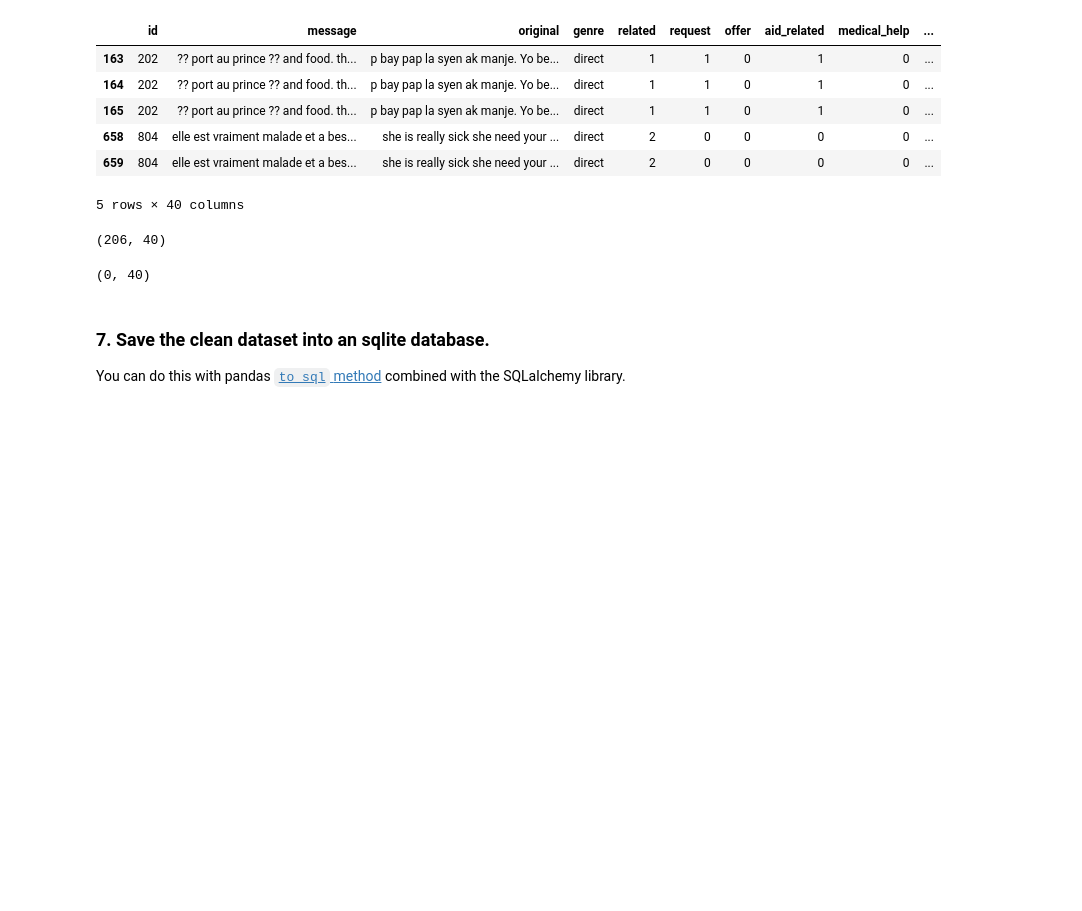
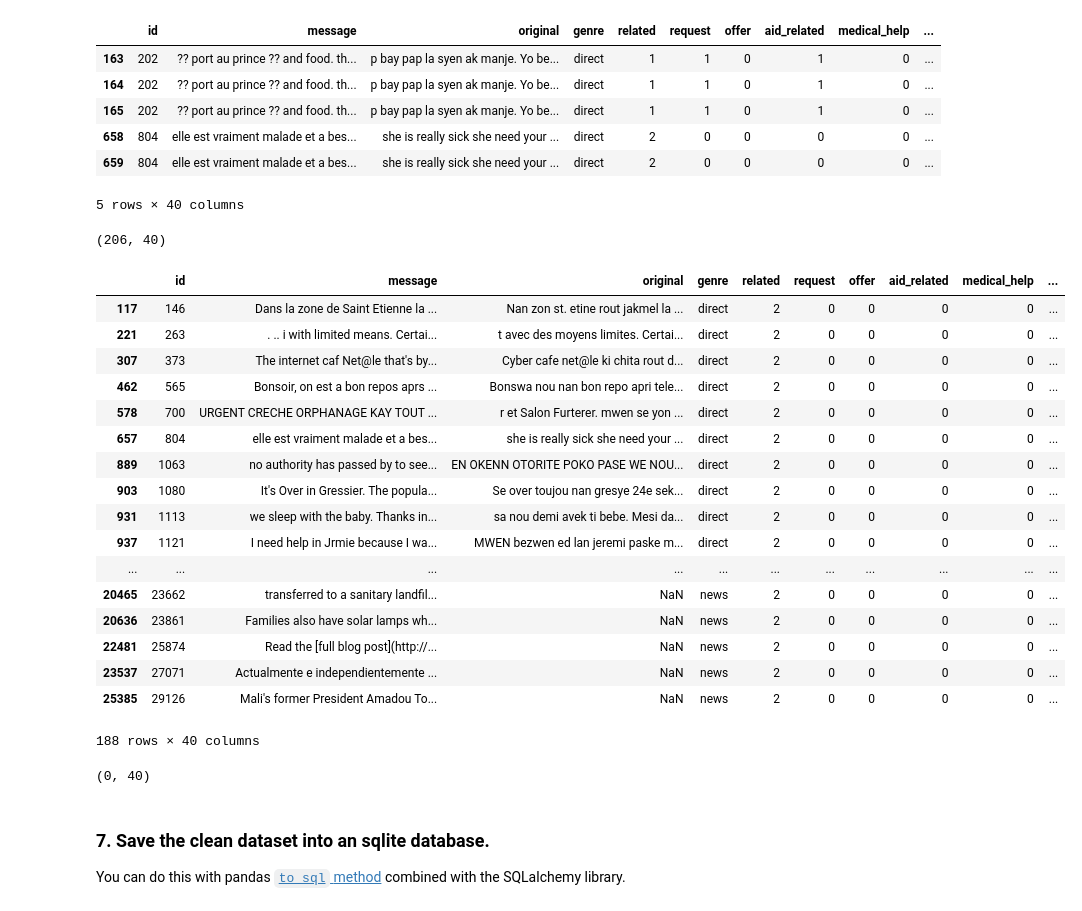
Before and after one commit to jeffrisandy/disaster_response_pipeline, a Jupyter notebook: ETL Pipeline Preparation.ipynb, the cells around one changed output. Saved outputs shown, nothing was run; the diff lists cells and outputs as text; code cells hidden in the pictures; blank space fills up the shorter version.

Commit message:
[BUGS] Found bugs on categories.csv
There were more 3 unique values in categories 'related' instead of 2 unique value.
It cause error on summarizing classification_report.

```diff
--- a/ETL Pipeline Preparation.ipynb
+++ b/ETL Pipeline Preparation.ipynb
@@ -164,6 +192,27 @@ duplicates.head()
 duplicates.shape
 # %% [output]
 (206, 40)
+# %%
+df[df.related == 2]
+# %% [output]
+|  | id | message | original | genre | related | request | offer | aid_related | medical_help | ... |
+| 117 | 146 | Dans la zone de Saint Etienne la ... | Nan zon st. etine rout jakmel la ... | direct | 2 | 0 | 0 | 0 | 0 | ... |
+| 221 | 263 | . .. i with limited means. Certai... | t avec des moyens limites. Certai... | direct | 2 | 0 | 0 | 0 | 0 | ... |
+| 307 | 373 | The internet caf Net@le that's by... | Cyber cafe net@le ki chita rout d... | direct | 2 | 0 | 0 | 0 | 0 | ... |
+| 462 | 565 | Bonsoir, on est a bon repos aprs ... | Bonswa nou nan bon repo apri tele... | direct | 2 | 0 | 0 | 0 | 0 | ... |
+| 578 | 700 | URGENT CRECHE ORPHANAGE KAY TOUT ... | r et Salon Furterer. mwen se yon ... | direct | 2 | 0 | 0 | 0 | 0 | ... |
+| 657 | 804 | elle est vraiment malade et a bes... | she is really sick she need your ... | direct | 2 | 0 | 0 | 0 | 0 | ... |
+| 889 | 1063 | no authority has passed by to see... | EN OKENN OTORITE POKO PASE WE NOU... | direct | 2 | 0 | 0 | 0 | 0 | ... |
+| 903 | 1080 | It's Over in Gressier. The popula... | Se over toujou nan gresye 24e sek... | direct | 2 | 0 | 0 | 0 | 0 | ... |
+| 931 | 1113 | we sleep with the baby. Thanks in... | sa nou demi avek ti bebe. Mesi da... | direct | 2 | 0 | 0 | 0 | 0 | ... |
+| 937 | 1121 | I need help in Jrmie because I wa... | MWEN bezwen ed lan jeremi paske m... | direct | 2 | 0 | 0 | 0 | 0 | ... |
+| ... | ... | ... | ... | ... | ... | ... | ... | ... | ... | ... |
+| 20465 | 23662 | transferred to a sanitary landfil... | NaN | news | 2 | 0 | 0 | 0 | 0 | ... |
+| 20636 | 23861 | Families also have solar lamps wh... | NaN | news | 2 | 0 | 0 | 0 | 0 | ... |
+| 22481 | 25874 | Read the [full blog post](http://... | NaN | news | 2 | 0 | 0 | 0 | 0 | ... |
+| 23537 | 27071 | Actualmente e independientemente ... | NaN | news | 2 | 0 | 0 | 0 | 0 | ... |
+| 25385 | 29126 | Mali's former President Amadou To... | NaN | news | 2 | 0 | 0 | 0 | 0 | ... |
+188 rows × 40 columns
 # %%
 # drop duplicates
 df = df.drop(index= duplicates.index)
```
Also changed, not shown: parts of 2 cells of this notebook, 1 other file.
